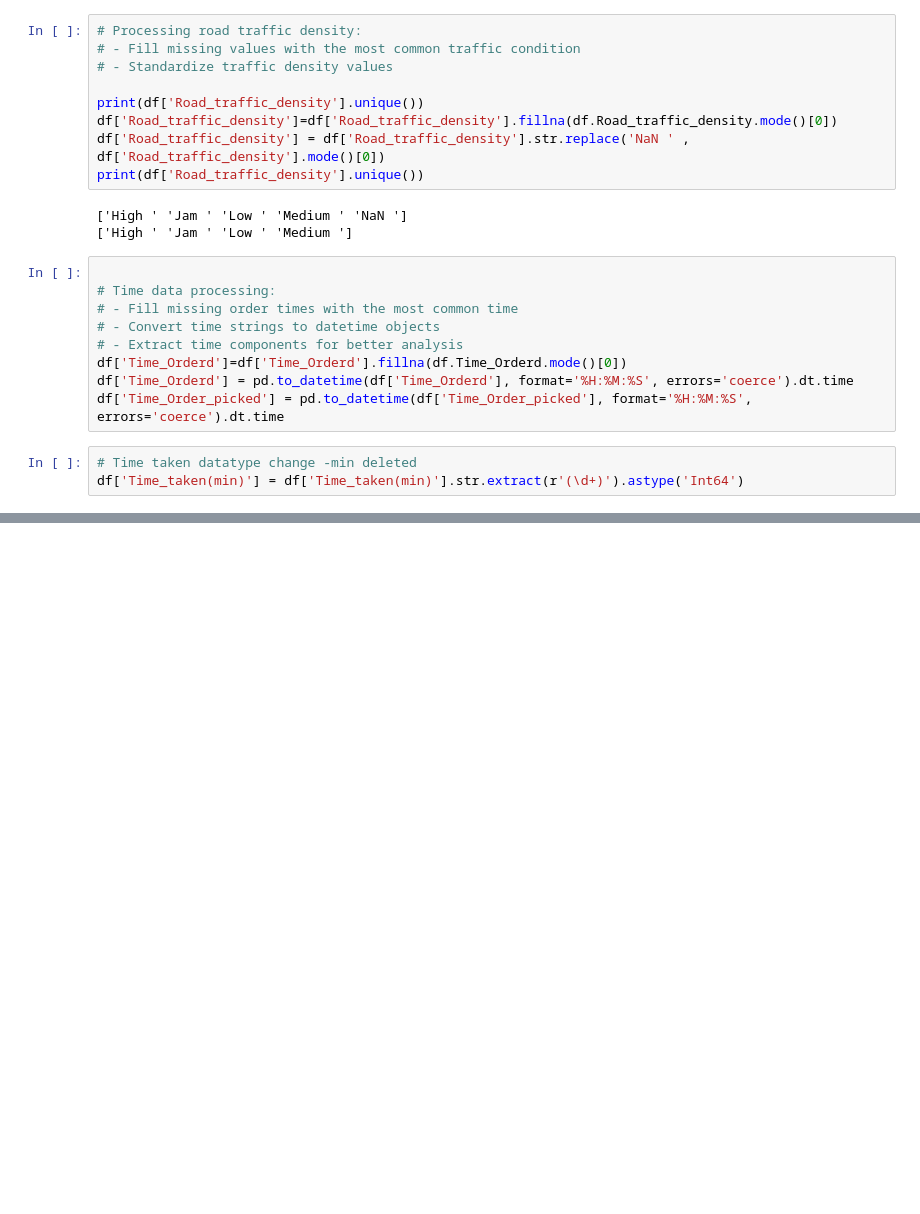
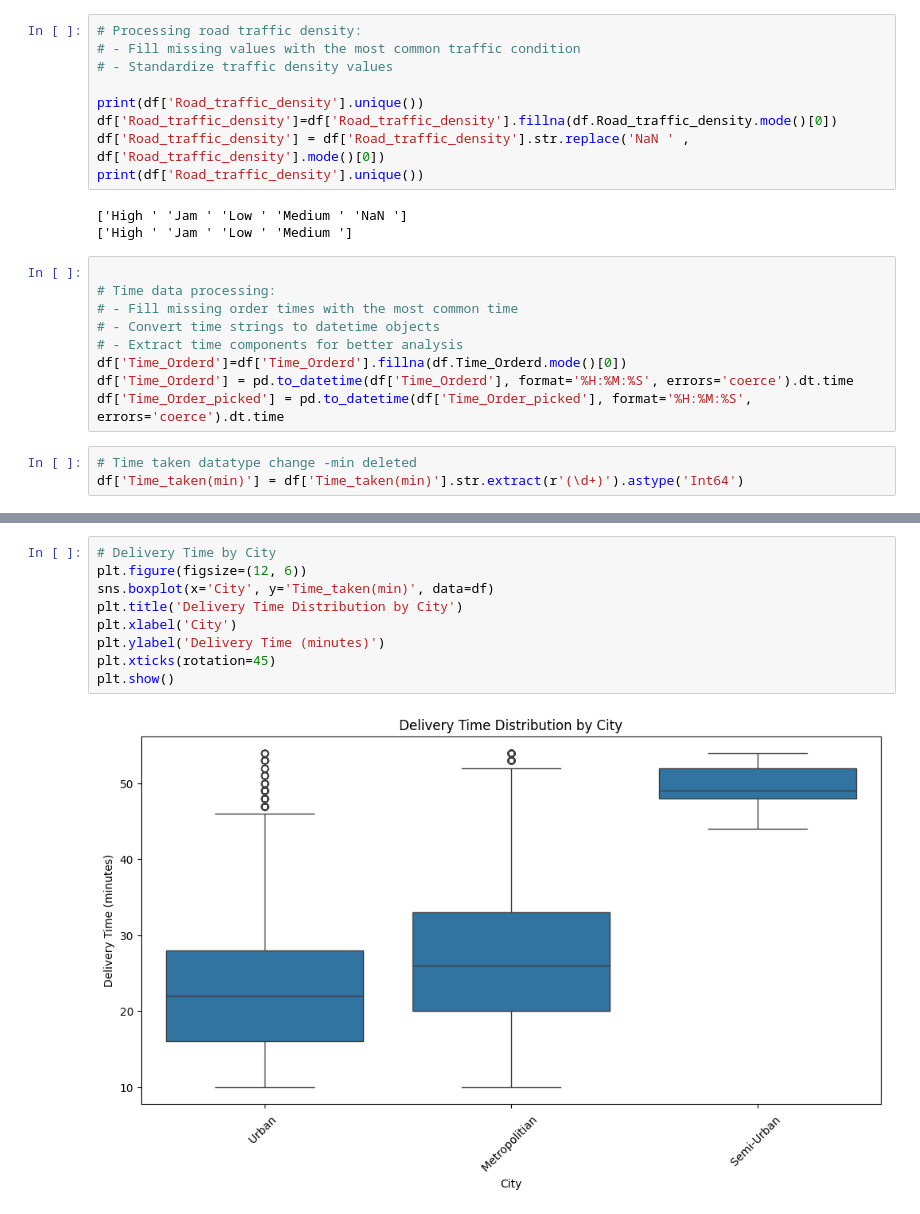
Before and after one commit to ckakgun/customer_delivery_predictor, a Jupyter notebook: notebook/EDA.ipynb, the cells around one changed output, grey strips where cells are left out. Cells and saved outputs as stored; diff of their text form; blank space fills up the shorter version.

```diff
--- a/notebook/EDA.ipynb
+++ b/notebook/EDA.ipynb
@@ -356,0 +434,11 @@ df['distance']= df.apply(distance_calculator, axis = 1)
+# %%
+# Delivery Time by City
+plt.figure(figsize=(12, 6))
+sns.boxplot(x='City', y='Time_taken(min)', data=df)
+plt.title('Delivery Time Distribution by City')
+plt.xlabel('City')
+plt.ylabel('Delivery Time (minutes)')
+plt.xticks(rotation=45)
+plt.show()
+# %% [output]
+[figure, added]
```
Also changed, not shown: parts of 21 cells of this notebook.
